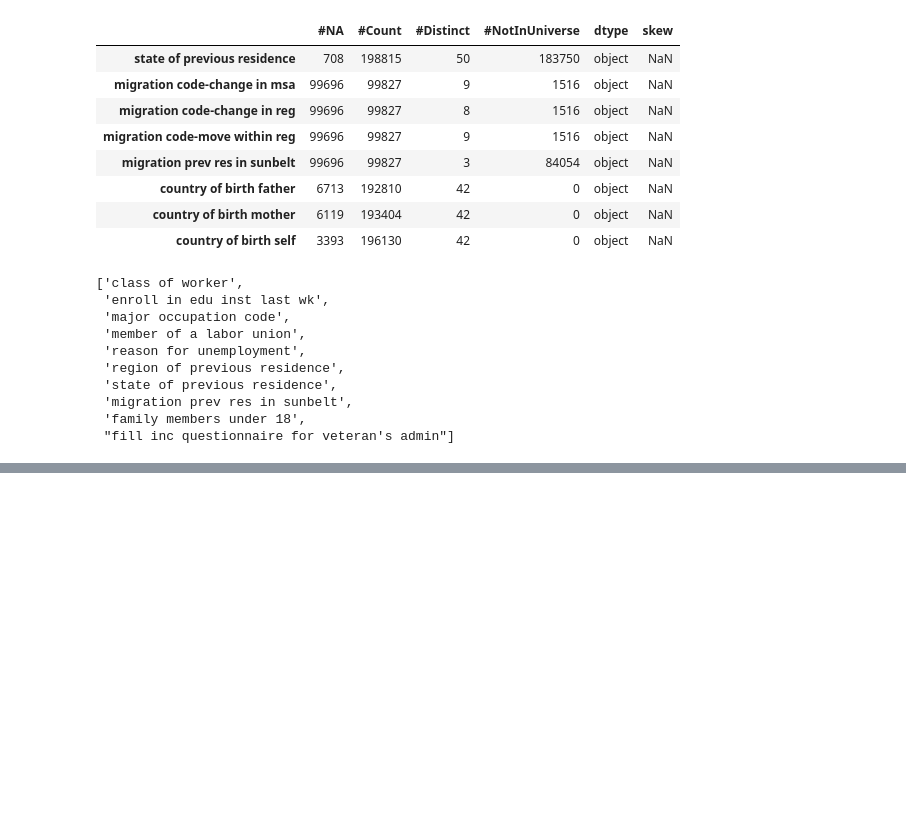
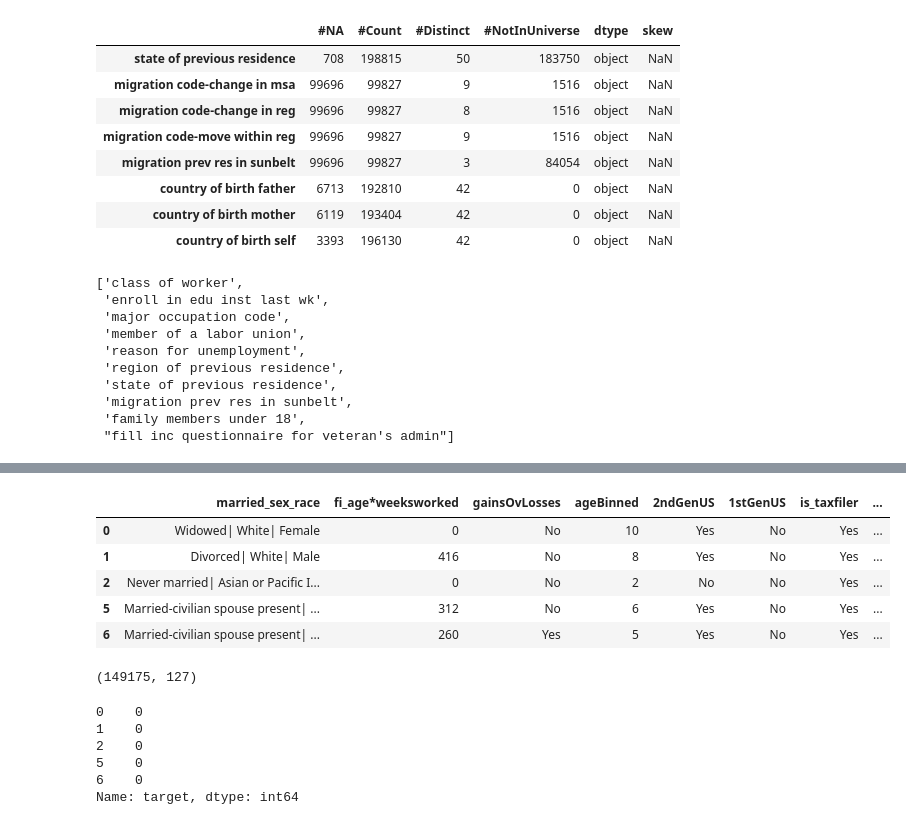
Before and after one commit to pogzyb/census, a Jupyter notebook: census_xgbfi.ipynb, the cells around one changed output, grey strips where cells are left out. Saved outputs shown, nothing was run; the diff lists cells and outputs as text; code cells hidden in the pictures; blank space fills up the shorter version.

```diff
--- a/census_xgbfi.ipynb
+++ b/census_xgbfi.ipynb
@@ -181,17 +183,0 @@ for i,col in enumerate(md_nomials):
-# %%
-# target compared with some nomial
-
-plt.figure(figsize=(45,120));
-sm_nomials = []
-for col in nomial:
-    if info.loc[col,'#Distinct'] < 8:
-        sm_nomials.append(col)
-
-for i,col in enumerate(sm_nomials):
-    plt.subplot(len(sm_nomials),3,i+1);
-    sns.countplot(y=col, data=train, hue='target');
-#     plt.xticks(rotation=25);
-
-# year doesn't add anything to the model - can be dropped
-# male and married = indicators of +50k
-# tax filer stat = good indicator
@@ -200,11 +183,0 @@ for i,col in enumerate(sm_nomials):
-# %%
-# continous hists and stripplots
-plt.figure(figsize=(25,50))
-for i,col in enumerate(continuous):
-    plt.subplot(len(continuous),3,i+1);
-    above = train.loc[train['target'] == 50000,col]
-    below = train.loc[train['target'] == -50000,col]
-    plt.hist(below, bins=25, alpha=0.5);
-    plt.hist(above, bins=25, alpha=0.5);
-    plt.title(col);
-    plt.legend(['-50k','+50k']);
@@ -418,0 +379,28 @@ Name: target, dtype: int64
+# %%
+feats = ['married_sex_race','fi_age*weeksworked','gainsOvLosses','ageBinned','2ndGenUS','1stGenUS','is_taxfiler','stockDividends50k','stockDividendsPos',
+         'sex','marital stat','education','full or part time employment stat','target']
+# %%
+tset = train[feats]
+tset.head(5)
+# %% [output]
+|  | married_sex_race | fi_age*weeksworked | gainsOvLosses | ageBinned | 2ndGenUS | 1stGenUS | is_taxfiler | ... |
+| 0 | Widowed| White| Female | 0 | No | 10 | Yes | No | Yes | ... |
+| 1 | Divorced| White| Male | 416 | No | 8 | Yes | No | Yes | ... |
+| 2 | Never married| Asian or Pacific I... | 0 | No | 2 | No | No | Yes | ... |
+| 5 | Married-civilian spouse present| ... | 312 | No | 6 | Yes | No | Yes | ... |
+| 6 | Married-civilian spouse present| ... | 260 | Yes | 5 | Yes | No | Yes | ... |
+# %%
+tset = pd.get_dummies(tset)
+tset.shape
+# %% [output]
+(149175, 127)
+# %%
+tset['target'] = tset['target'].map({50000:1,-50000:0})
+tset.target[:5]
+# %% [output]
+0    0
+1    0
+2    0
+5    0
+6    0
+Name: target, dtype: int64
```
Also changed, not shown: parts of 36 cells of this notebook.
